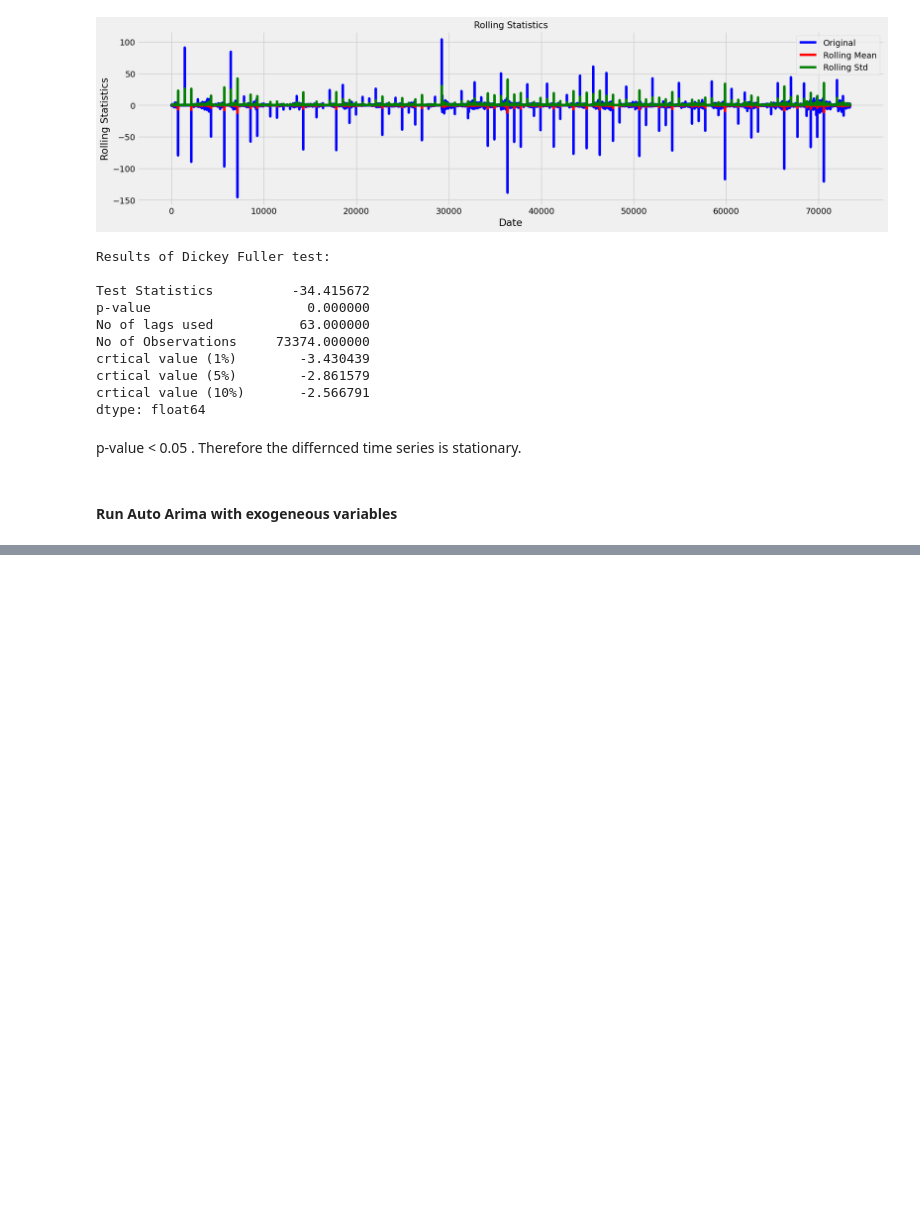
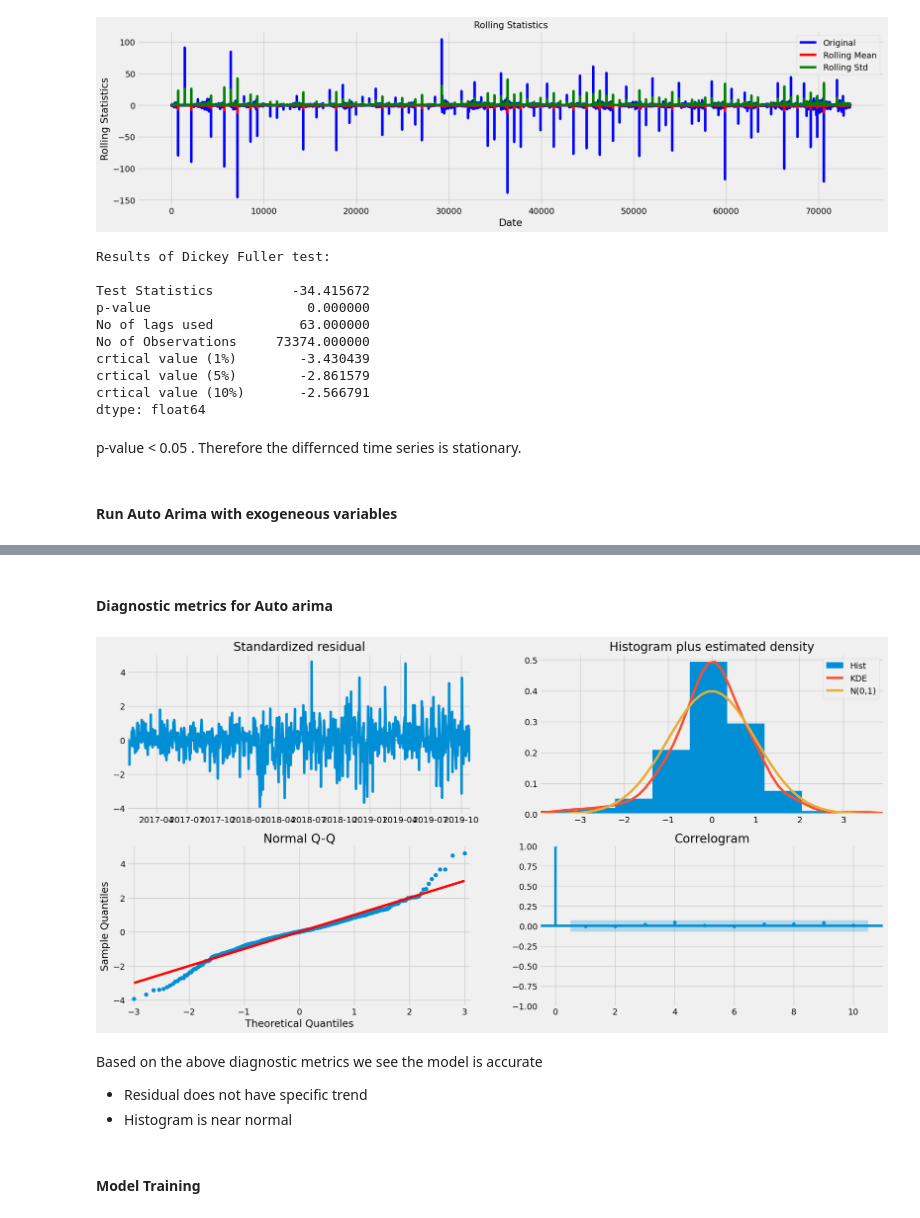
Before and after one commit to NishanD21/ARIMAX-time-series-model-on-stock-prices, a Jupyter notebook: arimax_analysis.ipynb, the cells around one changed output, grey strips where cells are left out. Cells and saved outputs as stored; diff of their text form; code cells hidden in the pictures; blank space fills up the shorter version.

```diff
--- a/arimax_analysis.ipynb
+++ b/arimax_analysis.ipynb
@@ -312,8 +298,14 @@ p-value < 0.05 . Therefore the differnced time series is stationary.
 # %% [markdown]
 #### Run Auto Arima with exogeneous variables
 # %%
-df3 = df2['holiday','unpredictability_score'] #defining exogenous variables
+df3 = df2[['holiday','unpredictability_score']] #defining exogenous variables
 
 model = auto_arima(df2['Close'],
                    test= 'adf',
-                   )
+                   m = 5,
+                   seasonal= True,
+                   stepwise= True,
+                   trace= True,
+                   exogenous= df3)
+
+print(model.summary())
@@ -319,0 +330,13 @@ model = auto_arima(df2['Close'],
+# %% [markdown]
+#### Diagnostic metrics for Auto arima
+# %%
+model.plot_diagnostics(figsize=  (20,10))
+plt.show()
+# %% [output]
+[figure, added]
+# %% [markdown]
+Based on the above diagnostic metrics we see the model is accurate
+* Residual does not have specific trend
+* Histogram is near normal
+# %% [markdown]
+#### Model Training
```
Also changed, not shown: parts of 3 cells of this notebook.
